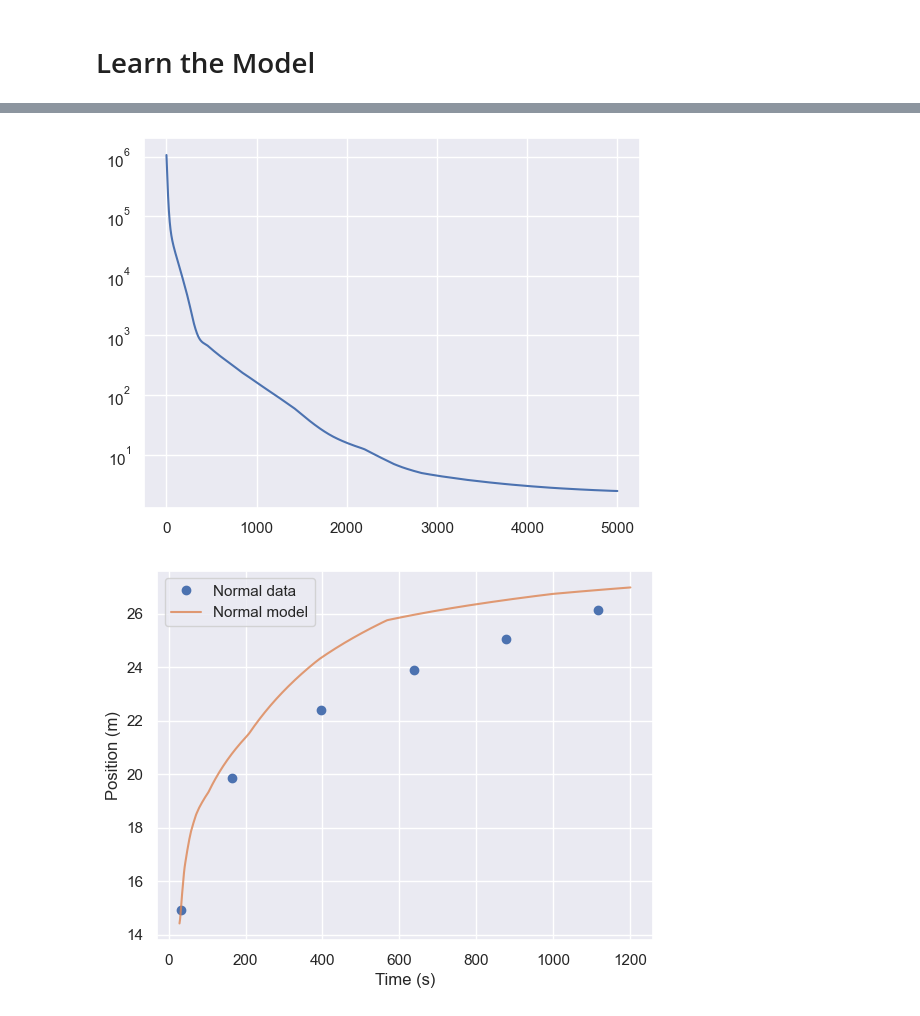
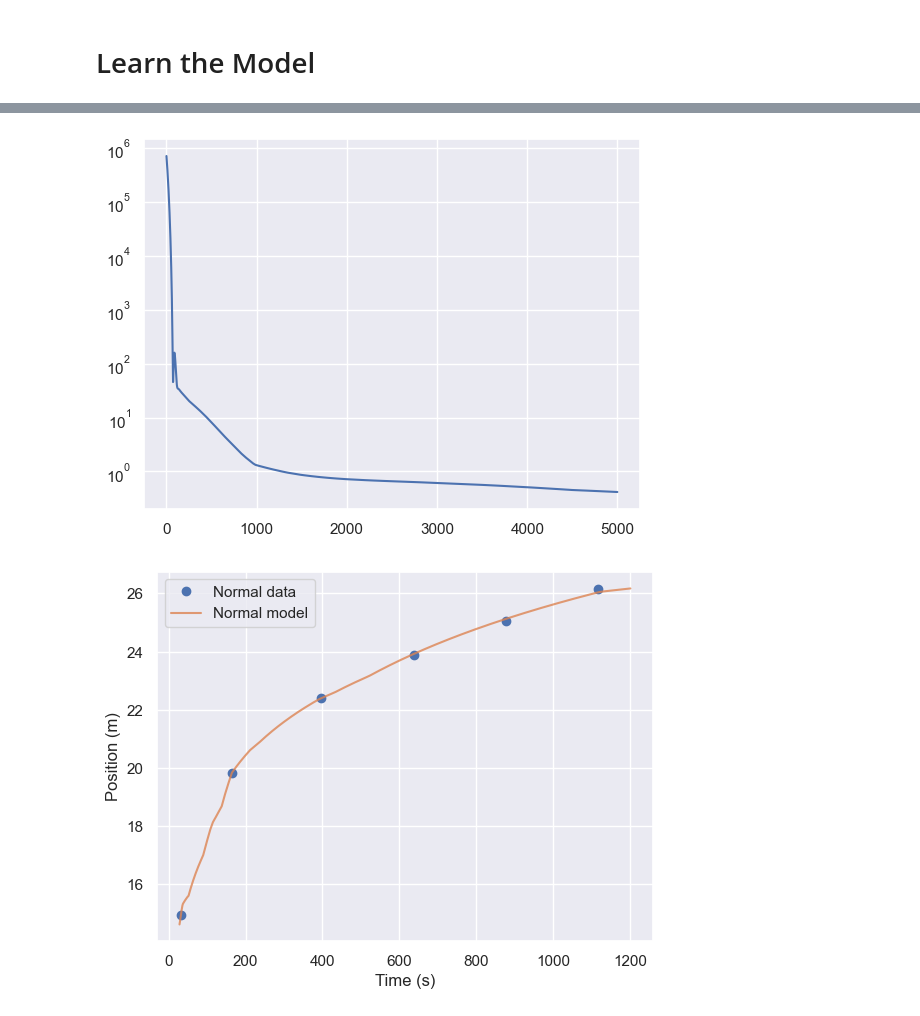
Before and after one commit to rahavdayan/pinns-model, a Jupyter notebook: src/ferrofluid/ferrofluid.ipynb, the cells around one changed output, grey strips where cells are left out. Drawn from its saved outputs; the diff is of its cells as text; code cells hidden in the pictures.

```diff
--- a/src/ferrofluid/ferrofluid.ipynb
+++ b/src/ferrofluid/ferrofluid.ipynb
@@ -19,7 +20,7 @@ np.random.seed(10)
 # Training Data and Nondimensionalization
 # %%
 # Grab training data
-train_t, train_x, nondim_train_t, nondim_train_x = position_3mm_droplet()
+train_t, train_x = grab_training_data()
 
 # Plot training data
 plt.plot(train_t, train_x, 'o')
@@ -54,7 +55,7 @@ plt.show()
 # %% [markdown]
 # Learn the Model
 # %%
-net = Net(1, 1, loss2=physics_loss, epochs=5000, loss1_weight=10000000, loss2_weight=0.00001, lr=1e-5).to(DEVICE)
+net = Net(1, 1, loss2=physics_loss, epochs=5000, loss1_weight=100000000, loss2_weight=0.00001, lr=1e-5).to(DEVICE)
 losses = net.fit(nondim_train_t, nondim_train_x)
 plt.plot(losses)
 plt.yscale('log')
@@ -72,4 +73,4 @@ Epoch 4500/5000, data loss: 0.3877700865268707, physics loss: 2.249708890914917
-[figure, old version]
+[figure, new version]
 # %%
 times = np.linspace(3.35, np.log(1200), 1200)
 preds = net.predict(times)
@@ -81,7 +82,7 @@ plt.ylabel('Position (m)')
 plt.xlabel('Time (s)')
 plt.show()
 # %% [output]
-[figure, old version]
+[figure, new version]
 # %%
 plt.plot(nondim_train_t, nondim_train_x, 'o')
 plt.plot(times, preds)
```
Also changed, not shown: parts of 4 cells of this notebook, 1 other file.
